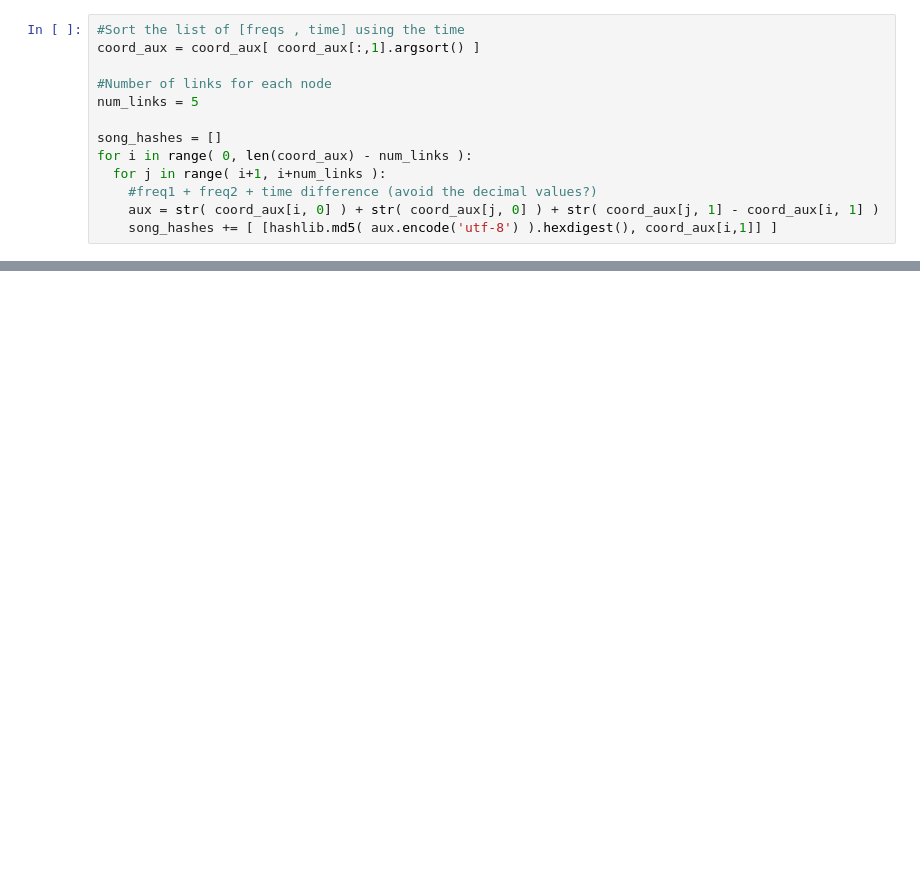
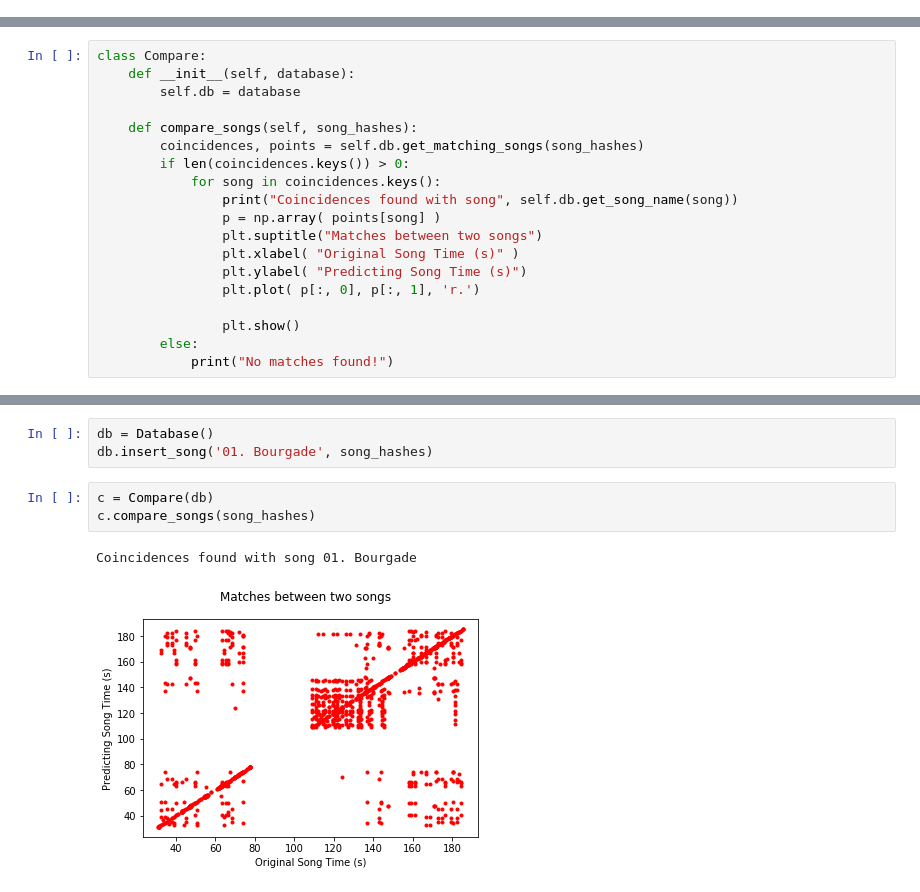
Before and after one commit to toful/Shazam, a Jupyter notebook: src/Shazam.ipynb, the cells around one changed output, grey strips where cells are left out. Saved outputs shown, nothing was run; the diff lists cells and outputs as text; blank space fills up the shorter version.

Commit message:
Refactor code and add database functionality

```diff
--- a/src/Shazam.ipynb
+++ b/src/Shazam.ipynb
@@ -59,13 +79,0 @@ plt.show()
-# %%
-#Sort the list of [freqs , time] using the time
-coord_aux = coord_aux[ coord_aux[:,1].argsort() ]
-
-#Number of links for each node
-num_links = 5
-
-song_hashes = []
-for i in range( 0, len(coord_aux) - num_links ):
-  for j in range( i+1, i+num_links ):
-    #freq1 + freq2 + time difference (avoid the decimal values?)
-    aux = str( coord_aux[i, 0] ) + str( coord_aux[j, 0] ) + str( coord_aux[j, 1] - coord_aux[i, 1] )
-    song_hashes += [ [hashlib.md5( aux.encode('utf-8') ).hexdigest(), coord_aux[i,1]] ]
@@ -100,0 +111,19 @@ Mean Squared Error: 1.8866252516446392e-34
+# %%
+class Compare:
+    def __init__(self, database):
+        self.db = database
+
+    def compare_songs(self, song_hashes):
+        coincidences, points = self.db.get_matching_songs(song_hashes)
+        if len(coincidences.keys()) > 0:
+            for song in coincidences.keys():
+                print("Coincidences found with song", self.db.get_song_name(song))
+                p = np.array( points[song] )
+                plt.suptitle("Matches between two songs")
+                plt.xlabel( "Original Song Time (s)" )
+                plt.ylabel( "Predicting Song Time (s)")
+                plt.plot( p[:, 0], p[:, 1], 'r.')
+
+                plt.show()
+        else:
+            print("No matches found!")
@@ -100,0 +141,9 @@ Mean Squared Error: 1.8866252516446392e-34
+# %%
+db = Database()
+db.insert_song('01. Bourgade', song_hashes)
+# %%
+c = Compare(db)
+c.compare_songs(song_hashes)
+# %% [output]
+Coincidences found with song 01. Bourgade
+[figure, added]
```
Also changed, not shown: parts of 8 cells of this notebook.
